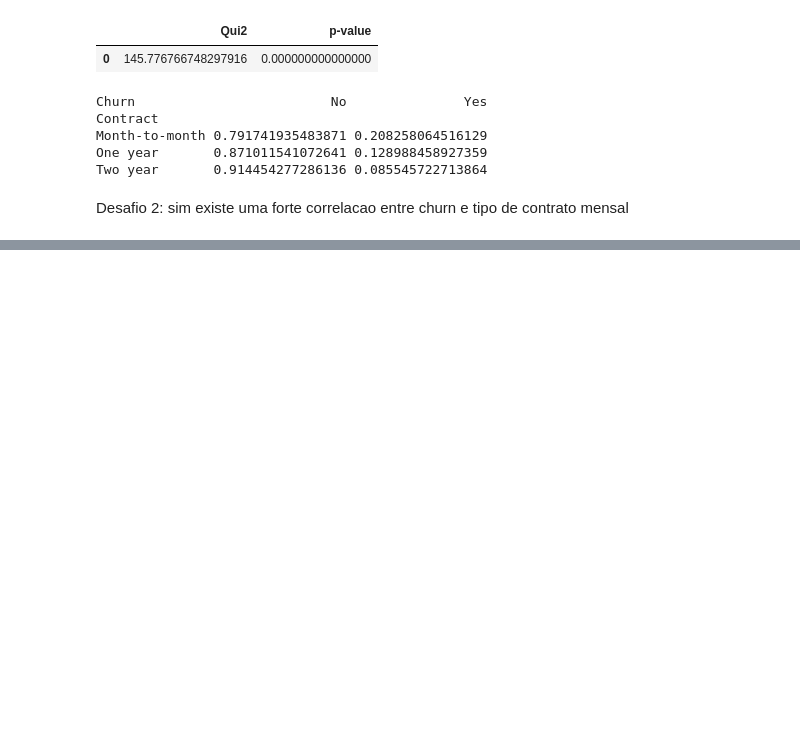
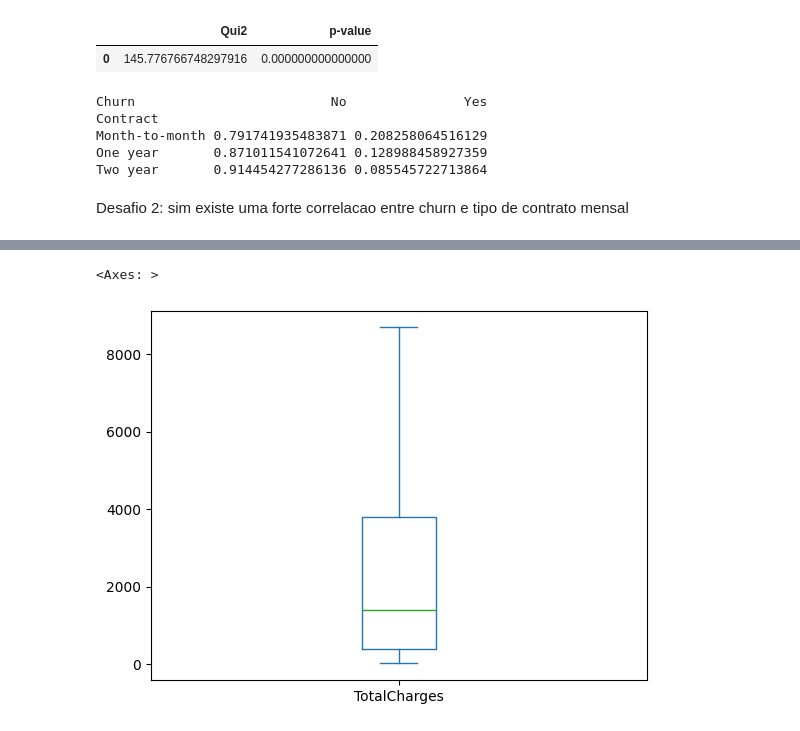
Before and after one commit to floppydisk89/trilha-ai, a Jupyter notebook: eda/eda_churn.ipynb, the cells around one changed output, grey strips where cells are left out. Saved outputs shown, nothing was run; the diff lists cells and outputs as text; code cells hidden in the pictures; blank space fills up the shorter version.

```diff
--- a/eda/eda_churn.ipynb
+++ b/eda/eda_churn.ipynb
@@ -952,3 +952,6 @@ One year       0.871011541072641 0.128988458927359
 Two year       0.914454277286136 0.085545722713864
 # %% [markdown]
 Desafio 2: sim existe uma forte correlacao entre churn e tipo de contrato mensal
+# %%
+# cleanup
+df_churn.drop(['Contract_Month_to_month', 'Churn_Yes', 'ChurnMais65anos'], axis=1, inplace=True)
@@ -954,0 +980,9 @@ Desafio 2: sim existe uma forte correlacao entre churn e tipo de contrato mensal
+# %%
+# remover linhas com valores nulos
+df_churn.dropna(axis=0, inplace=True)
+# %%
+# box plot geral
+df_churn['TotalCharges'].plot.box()
+# %% [output]
+<Axes: >
+[figure, added]
```
Also changed, not shown: parts of 14 cells of this notebook, 2 other files.
